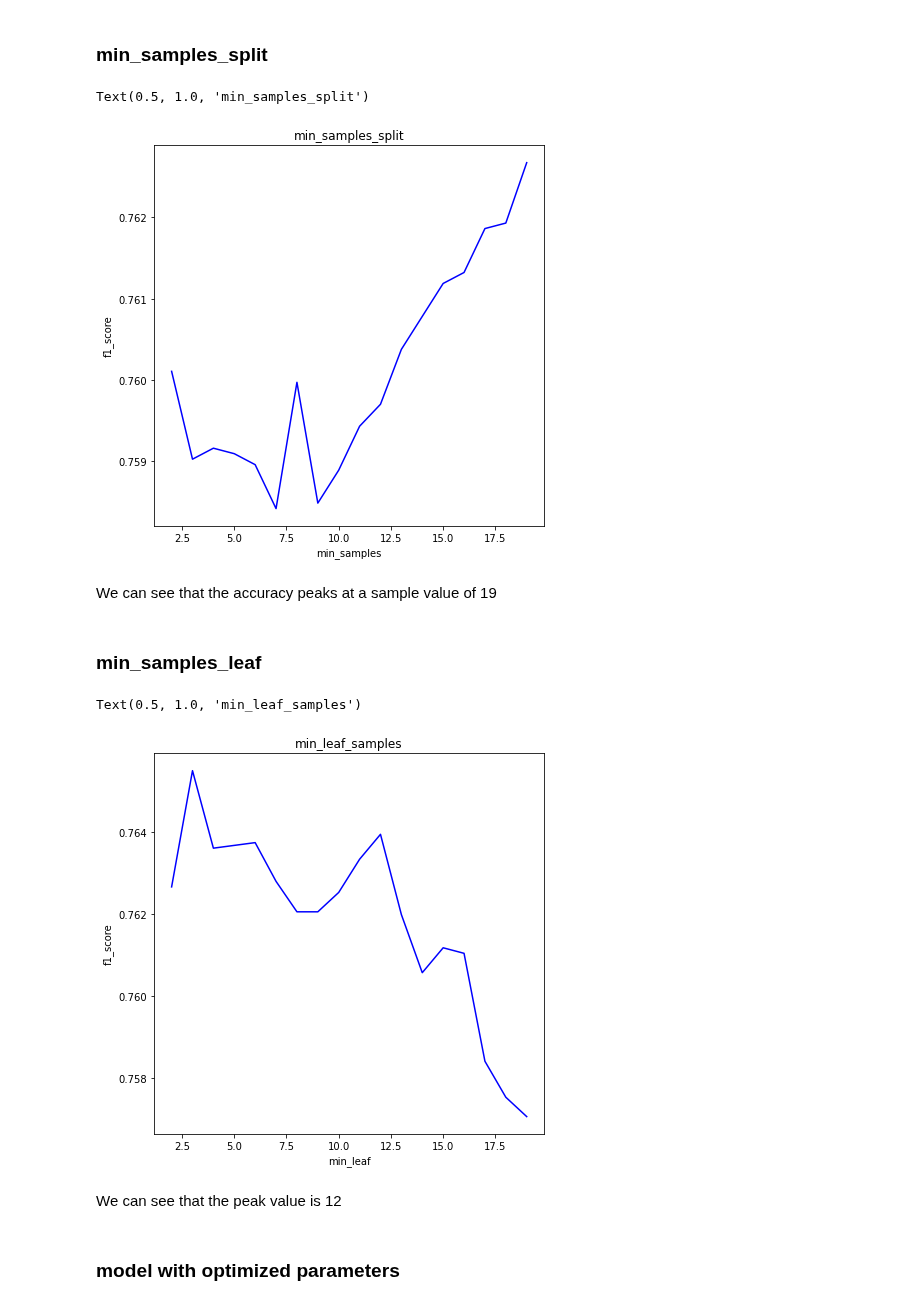
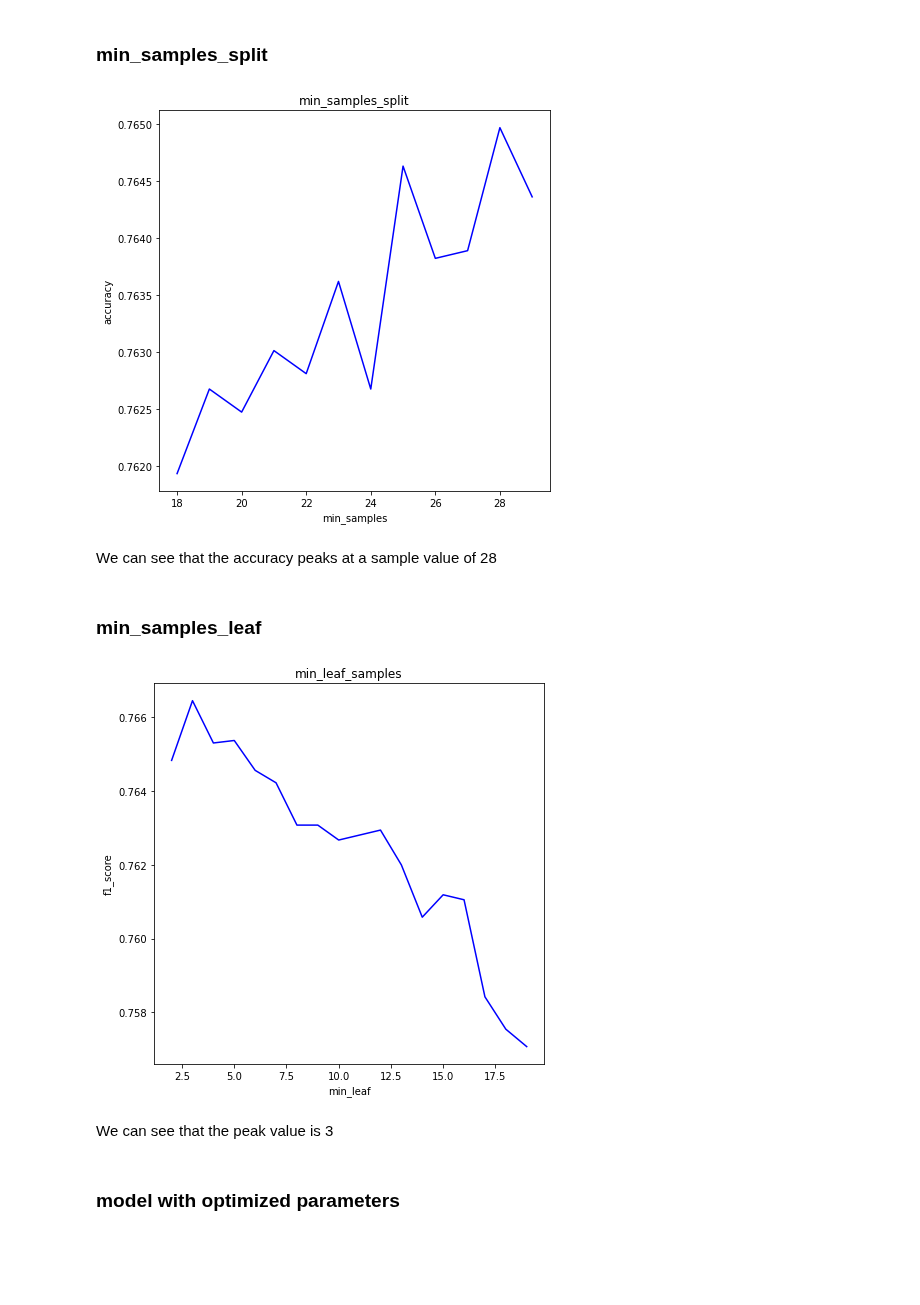
Before and after one commit to rahulakrish/water_pump_classifier, a Jupyter notebook: phase3_project.ipynb, the cells around one changed output. Saved outputs shown, nothing was run; the diff lists cells and outputs as text; code cells hidden in the pictures; blank space fills up the shorter version.

```diff
--- a/phase3_project.ipynb
+++ b/phase3_project.ipynb
@@ -921,7 +912,7 @@ We can see that the accuracy for the model peaks at 15 before decreasing and lev
 depth = 15
 
 #define a range of min_samples_for each split
-min_samples_range = np.arange(2,20)
+min_samples_range = np.arange(18,30)
 
 #create a loop with the optimum depth and different min_samples
 #creating an empty list to store scores for each depth
@@ -930,43 +921,43 @@ accuracy_test_scores = []
 # precision_scores = []
 # recall_scores = []
 
 # create a loop for the classifier to run with the different depth values
 for sample in min_samples_range:
 
     #instantiate
     classifier = DecisionTreeClassifier(criterion='entropy',max_depth=depth,min_samples_split=sample,random_state=123)
 
     #fit the model
     classifier.fit(X_train,y_train)
 
     #predict values
     y_hat_test = classifier.predict(X_test)
 
     #calculate
     accuracy = accuracy_score(y_test,y_hat_test)
 
     #add the scores to the list
     accuracy_test_scores.append(accuracy)
 
 
 #visualize
 fig,ax = plt.subplots(figsize=(7,7))
 ax.plot(min_samples_range,accuracy_test_scores,c='b')
 
 ax.set_xlabel('min_samples')
 ax.set_ylabel('accuracy')
 ax.set_title('min_samples_split')
+plt.show();
 # %% [output]
-Text(0.5, 1.0, 'min_samples_split')
-[figure, old version]
+[figure, new version]
 # %% [markdown]
-We can see that the accuracy peaks at a sample value of 19
+We can see that the accuracy peaks at a sample value of 28
 # %% [markdown]
 ### min_samples_leaf
 # %%
 #use the optimum value of depth,min_samples_split
 depth = 15
-min_split = 19
+min_split = 28
 
 #define a range of min_samples_for each split
 min_leaf_range = np.arange(2,20)
@@ -1002,11 +993,12 @@ ax.plot(min_leaf_range,accuracy_test_scores,c='b')
 ax.set_xlabel('min_leaf')
 ax.set_ylabel('f1_score')
 ax.set_title('min_leaf_samples')
+
+plt.show();
 # %% [output]
-Text(0.5, 1.0, 'min_leaf_samples')
-[figure, old version]
+[figure, new version]
 # %% [markdown]
-We can see that the peak value is 12
+We can see that the peak value is 3
 # %% [markdown]
 ### model with optimized parameters
 # %%
```
Also changed, not shown: parts of 41 cells of this notebook.
